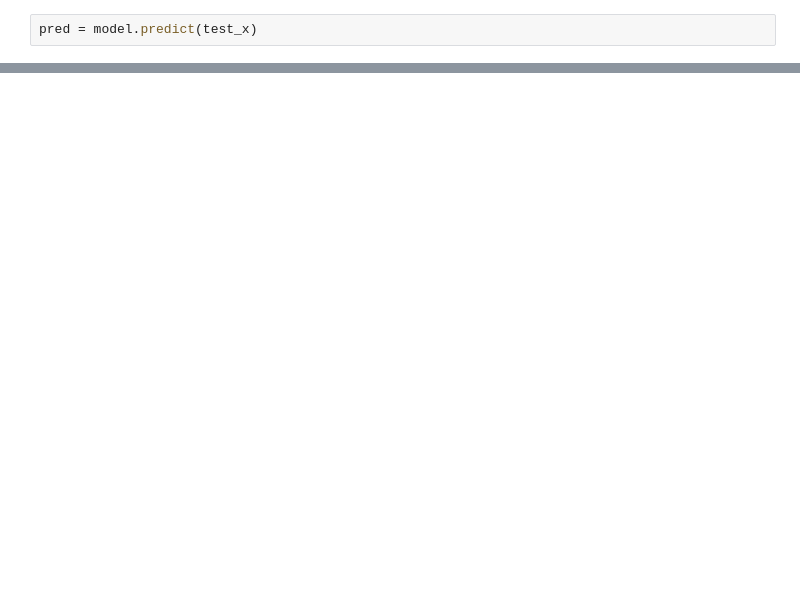
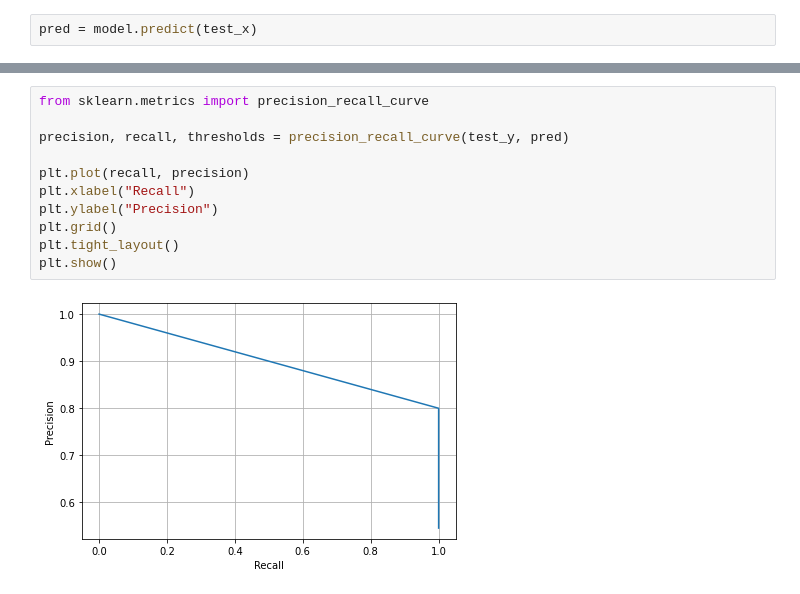
Before and after one commit to Bartito95/heart_analysis, a Jupyter notebook: model.ipynb, the cells around one changed output, grey strips where cells are left out. Saved outputs shown, nothing was run; the diff lists cells and outputs as text; blank space fills up the shorter version.

```diff
--- a/model.ipynb
+++ b/model.ipynb
@@ -117,0 +119,13 @@ data.sample(3)
+# %%
+from sklearn.metrics import precision_recall_curve
+
+precision, recall, thresholds = precision_recall_curve(test_y, pred)
+
+plt.plot(recall, precision)
+plt.xlabel("Recall")
+plt.ylabel("Precision")
+plt.grid()
+plt.tight_layout()
+plt.show()
+# %% [output]
+[figure, added]
```
Also changed, not shown: parts of 35 cells of this notebook.
